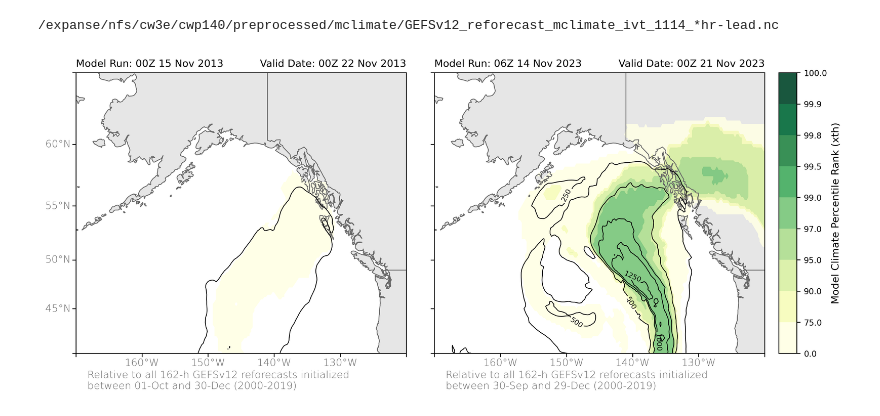
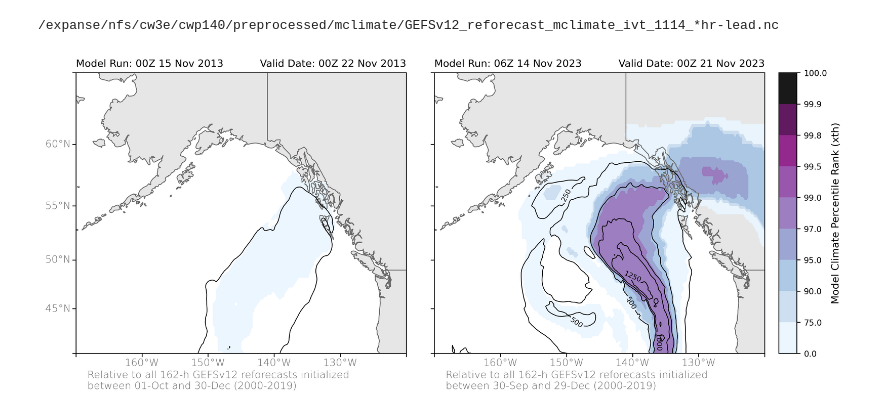
Before and after one commit to dlnash/SEAK_AR_impacts, a Jupyter notebook: analysis/compare_mclimate_to_forecast.ipynb, the cells around one changed output. Cells and saved outputs as stored; diff of their text form; code cells hidden in the pictures.

```diff
--- a/analysis/compare_mclimate_to_forecast.ipynb
+++ b/analysis/compare_mclimate_to_forecast.ipynb
@@ -163,7 +162,7 @@ for i, (fc, ds) in enumerate(zip(fc_lst, ds_lst)):
 
     # Contour Filled
     data = fc.ivt_mclimate.values*100.
-    cmap, norm, bnds = ccmap.cmap('mclimate')
+    cmap, norm, bnds = ccmap.cmap('mclimate_purple')
     cf = ax.contourf(fc.lon, fc.lat, data, transform=datacrs,
                      levels=bnds, cmap=cmap, norm=norm, alpha=0.9, extend='neither')
 
@@ -183,31 +182,31 @@ for i, (fc, ds) in enumerate(zip(fc_lst, ds_lst)):
 
     ts = pd.to_datetime(str(ds.valid_time.values))
     valid_time = ts.strftime('%HZ %d %b %Y')
 
     ax.set_title('Model Run: {0}'.format(init_time), loc='left', fontsize=10)
     ax.set_title('Valid Date: {0}'.format(valid_time), loc='right', fontsize=10)
 
 
     txt = 'Relative to all 162-h GEFSv12 reforecasts initialized between {0} and {1} (2000-2019)'.format(start_date, end_date)
     ann_ax = fig.add_subplot(gs[-1, i])
     ann_ax.axis('off')
     ann_ax.annotate(textwrap.fill(txt, 60), # this is the text
                (0, 0.), # these are the coordinates to position the label
                 textcoords="offset points", # how to position the text
                 xytext=(25,-35), # distance from text to points (x,y)
                 ha='left', # horizontal alignment can be left, right or center
                 **kw_ticklabels)
 
 
 # Add color bar
 cbax = plt.subplot(gs[0,-1]) # colorbar axis
 cb = Colorbar(ax = cbax, mappable = cf, orientation = 'vertical', ticklocation = 'right')
 cb.set_label('Model Climate Percentile Rank (xth)', fontsize=10)
 cb.ax.tick_params(labelsize=8)
 
 fig.savefig('%s.%s' %(fname, fmt), bbox_inches='tight', dpi=fig.dpi)
 
 # Show
 plt.show()
 # %% [output]
-[figure, old version]
+[figure, new version]
```
Also changed, not shown: parts of 1 cell of this notebook, 5 other files.
